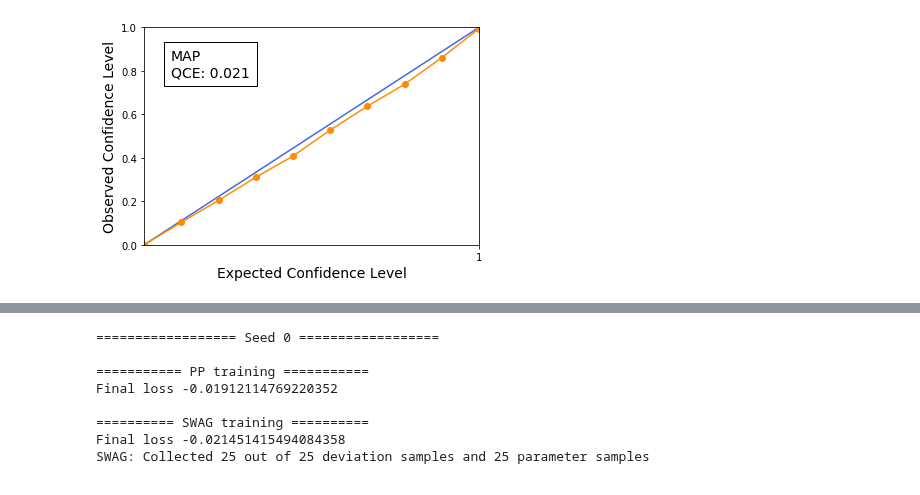
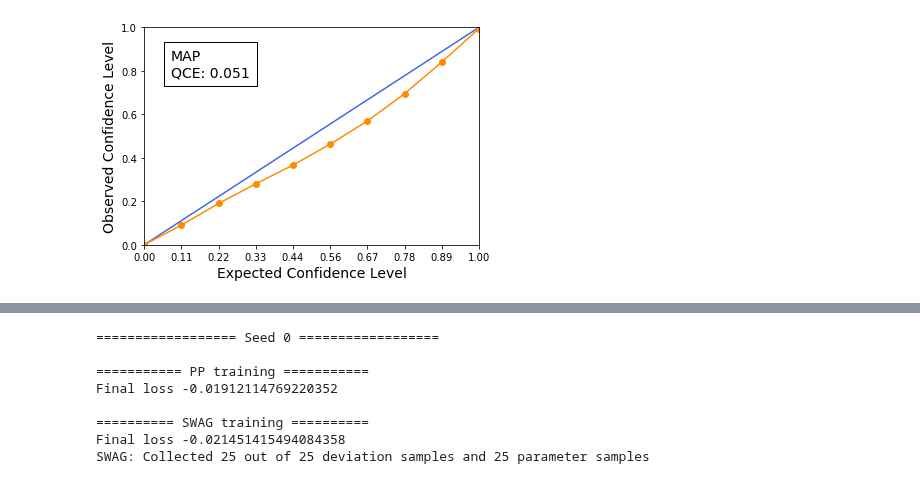
Before and after one commit to Feuermagier/VariationalBayesianDL, a Jupyter notebook: UCI.ipynb, the cells around one changed output, grey strips where cells are left out. Drawn from its saved outputs; the diff is of its cells as text; code cells hidden in the pictures.

Commit message:
Gap splits for UCI

```diff
--- a/UCI.ipynb
+++ b/UCI.ipynb
@@ -25,21 +22,23 @@ torch.manual_seed(0)
 
 batch_size = 32
 dataset = UCIDatasets("power", "./data/", test_percentage=0.2, subsample=1)
-trainloader = torch.utils.data.DataLoader(dataset.train_set, batch_size, shuffle=False)
-testloader = torch.utils.data.DataLoader(dataset.test_set, batch_size, shuffle=False)
+trainloader = torch.utils.data.DataLoader(dataset.gap_splits[0][0], batch_size, shuffle=False)
+testloader = torch.utils.data.DataLoader(dataset.gap_splits[0][1], batch_size, shuffle=False)
 init_var = torch.tensor(0.1).to(device)
 def make_res(name, eval_fn, samples):
-    return RegressionResults(testloader, name, eval_fn, samples, device, target_mean=dataset.target_mean, target_std=dataset.target_std)
+    return RegressionResults(testloader, name, eval_fn, samples, device, target_mean=1, target_std=1)
 
 layers = [
     ("fc", (dataset.in_dim, 50)),
+    ("dropout", (0.1,)),
     ("relu", ()),
     ("fc", (50, 1)),
     ("gauss", (init_var, True))
 ]
 swag = MAP(layers)
-swag.train_model(30, nll_loss, adam(0.01), trainloader, batch_size, device, report_every_epochs=5)
+swag.train_model(50, nll_loss, adam(0.01), trainloader, batch_size, device, report_every_epochs=5)
 swag_res = make_res("MAP", swag.infer, 1000)
+print(swag.model[-1].var)
 
 plot_table("Power", [[swag_res]])
 plot_calibration("MAP", swag_res, plt.subplot())
@@ -57 +61 @@ Final loss 0.00021374746575020254
-[figure, old version]
+[figure, new version]
```
Also changed, not shown: parts of 4 cells of this notebook, 10 other files.
